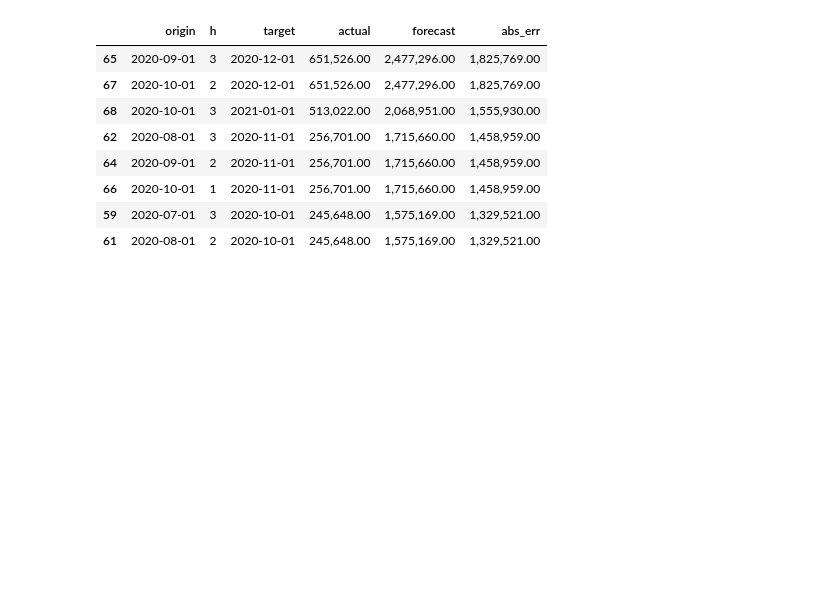
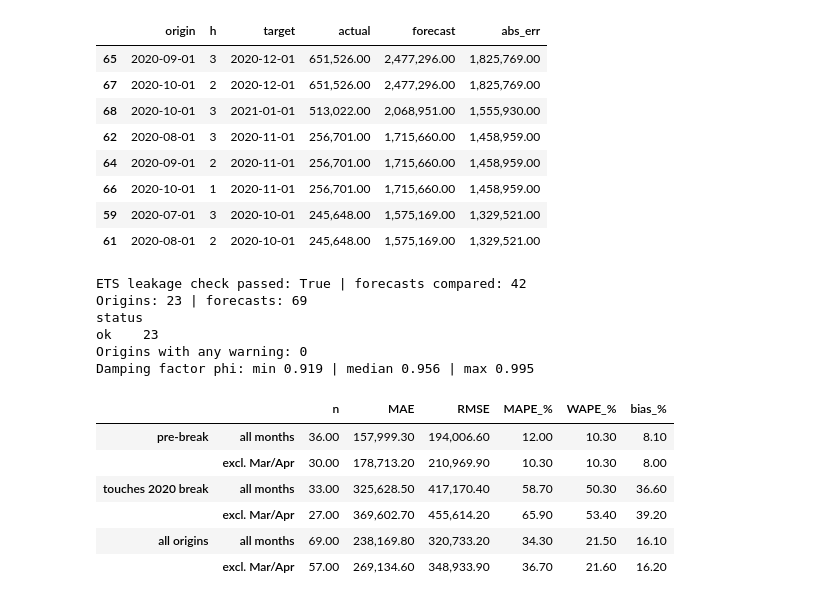
Before and after one commit to Mohsintahseen/sales-intelligence-system, a Jupyter notebook: notebooks/02_forecasting.ipynb, the cells around one changed output. Cells and saved outputs as stored; diff of their text form; code cells hidden in the pictures; blank space fills up the shorter version.

```diff
--- a/notebooks/02_forecasting.ipynb
+++ b/notebooks/02_forecasting.ipynb
@@ -158,3 +158,34 @@ bt_naive.nlargest(8, "abs_err")[["origin", "h", "target", "actual", "forecast",
 | 66 | 2020-10-01 | 1 | 2020-11-01 | 256,701.00 | 1,715,660.00 | 1,458,959.00 |
 | 59 | 2020-07-01 | 3 | 2020-10-01 | 245,648.00 | 1,575,169.00 | 1,329,521.00 |
 | 61 | 2020-08-01 | 2 | 2020-10-01 | 245,648.00 | 1,575,169.00 | 1,329,521.00 |
+# %%
+import forecasters as fcs
+from backtest import rolling_origin, add_regime, summarise, leakage_check, metrics
+
+ok, n_rows = leakage_check(y, fcs.ets_log)
+print("ETS leakage check passed:", ok, "| forecasts compared:", n_rows)
+
+fcs.LOG.clear()                                   # the leakage check also logged calls; start clean
+bt_ets = add_regime(rolling_origin(y, fcs.ets_log))
+ets_log = pd.DataFrame(fcs.LOG)
+
+assert len(bt_ets) == 69 and np.isfinite(bt_ets["forecast"]).all() and (bt_ets["forecast"] > 0).all()
+print("Origins:", bt_ets["origin"].nunique(), "| forecasts:", len(bt_ets))
+print(ets_log["status"].value_counts().to_string())
+print("Origins with any warning:", int((ets_log["n_warnings"] > 0).sum()))
+print("Damping factor phi: min", ets_log["phi"].min(), "| median", ets_log["phi"].median(), "| max", ets_log["phi"].max())
+summarise(bt_ets).round(1)
+# %% [output]
+ETS leakage check passed: True | forecasts compared: 42
+Origins: 23 | forecasts: 69
+status
+ok    23
+Origins with any warning: 0
+Damping factor phi: min 0.919 | median 0.956 | max 0.995
+|  |  | n | MAE | RMSE | MAPE_% | WAPE_% | bias_% |
+| pre-break | all months | 36.00 | 157,999.30 | 194,006.60 | 12.00 | 10.30 | 8.10 |
+|  | excl. Mar/Apr | 30.00 | 178,713.20 | 210,969.90 | 10.30 | 10.30 | 8.00 |
+| touches 2020 break | all months | 33.00 | 325,628.50 | 417,170.40 | 58.70 | 50.30 | 36.60 |
+|  | excl. Mar/Apr | 27.00 | 369,602.70 | 455,614.20 | 65.90 | 53.40 | 39.20 |
+| all origins | all months | 69.00 | 238,169.80 | 320,733.20 | 34.30 | 21.50 | 16.10 |
+|  | excl. Mar/Apr | 57.00 | 269,134.60 | 348,933.90 | 36.70 | 21.60 | 16.20 |
```
Also changed, not shown: parts of 3 cells of this notebook, 2 other files.
